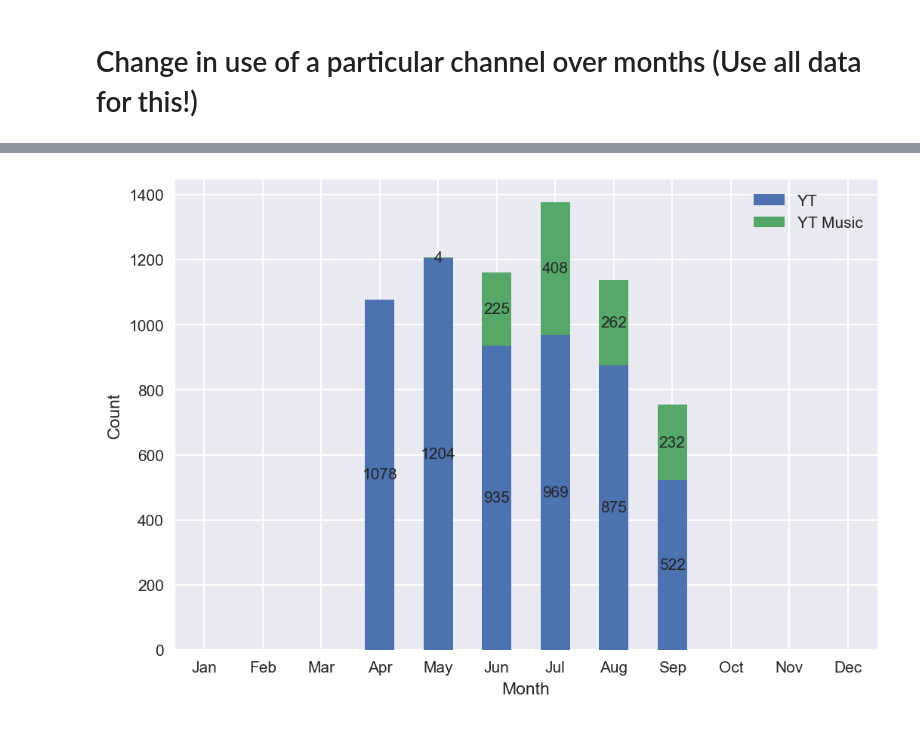
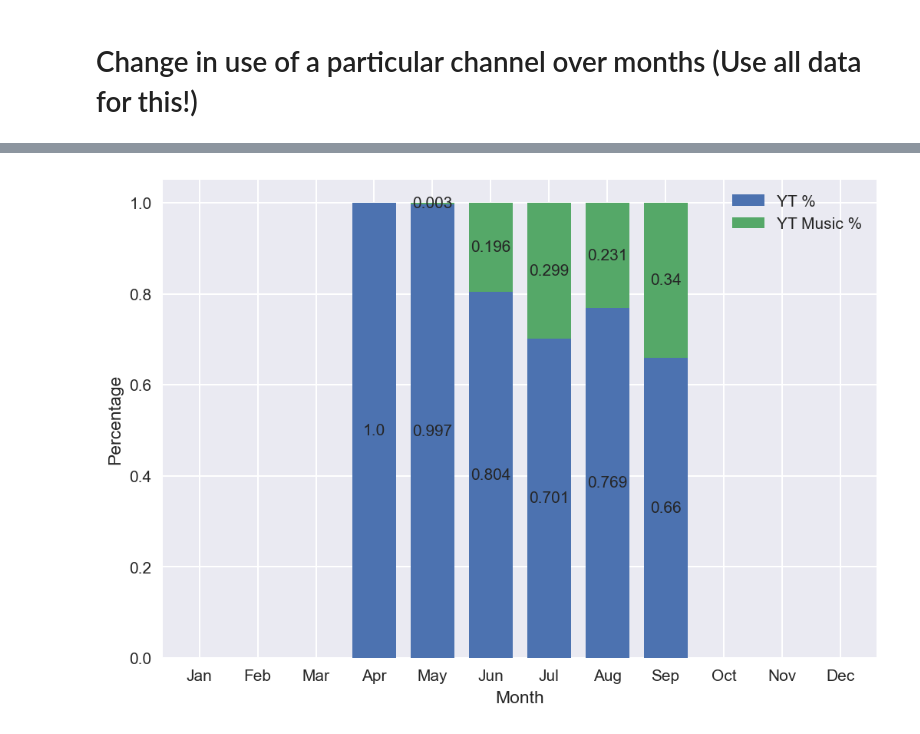
Before and after one commit to SanAntonik/yt_activity_analysis, a Jupyter notebook: explore.ipynb, the cells around one changed output, grey strips where cells are left out. Saved outputs shown, nothing was run; the diff lists cells and outputs as text; code cells hidden in the pictures.

```diff
--- a/explore.ipynb
+++ b/explore.ipynb
@@ -199,10 +189,9 @@ yt_music_use_progress
-# %%
-ax = yt_music_use_progress.plot.bar(rot=0, stacked=True, xlabel="Month", ylabel="Count")
-# big thanks to https://stackoverflow.com/questions/41296313/stacked-bar-chart-with-centered-labels/60895640#60895640
-for c in ax.containers:
-    # Optional: if the segment is small or 0, customize the labels
-    labels = [int(v.get_height()) if v.get_height() > 0 else "" for v in c]
-    # remove the labels parameter if it's not needed for customized labels
-    ax.bar_label(c, labels=labels, label_type='center')
-# %% [output]
-[figure, removed]
+# %%
+yt_use_progress["Total"] = yt_use_progress["YT"] + yt_use_progress["YT Music"]
+yt_use_progress["YT %"] = yt_use_progress["YT"] / yt_use_progress["Total"]
+yt_use_progress["YT Music %"] = yt_use_progress["YT Music"] / yt_use_progress["Total"]
+yt_use_progress = yt_use_progress.round(3) # round all floats in df to 3 places
+
+stacked_bar_with_labels(yt_use_progress[["YT %", "YT Music %"]], float_num=True, bar_width=0.75)
+# %% [output]
+[figure, added]
```
Also changed, not shown: parts of 19 cells of this notebook, 1 other file.
